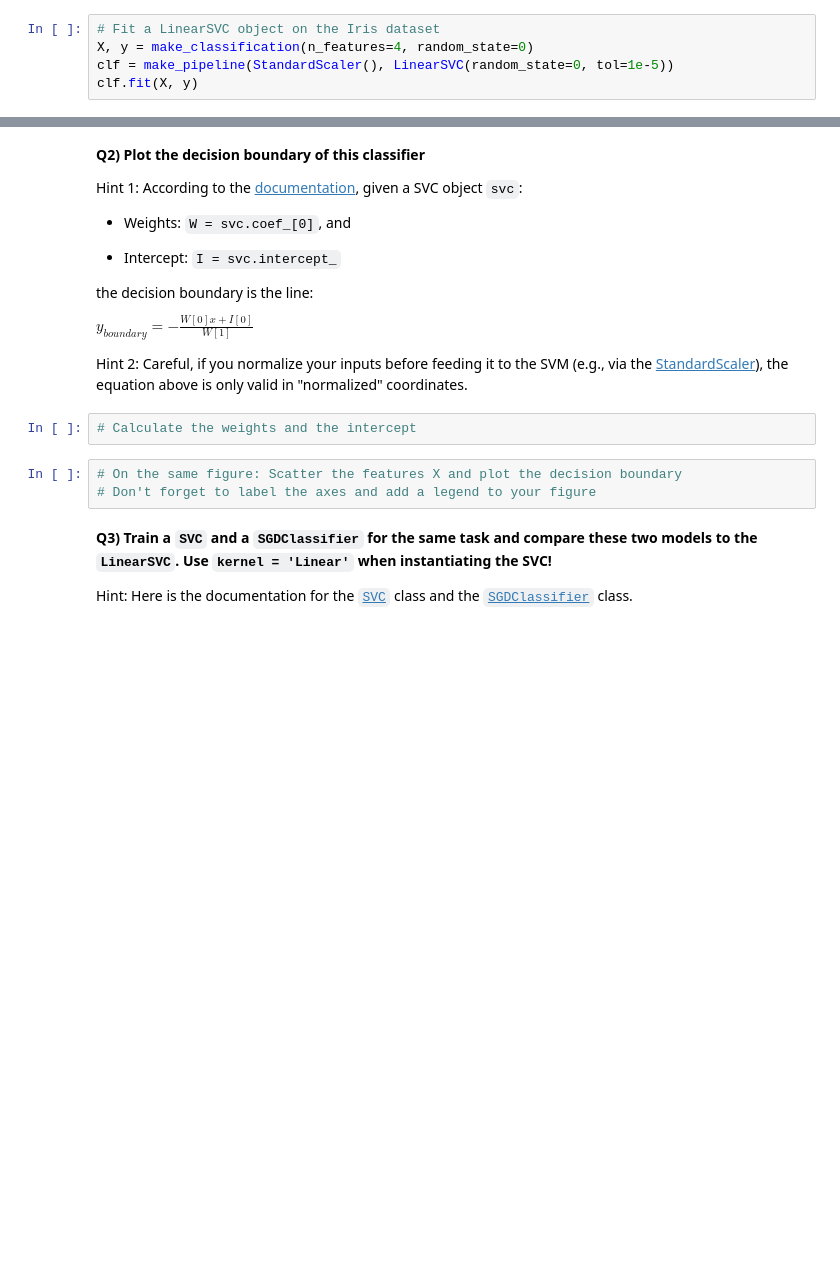
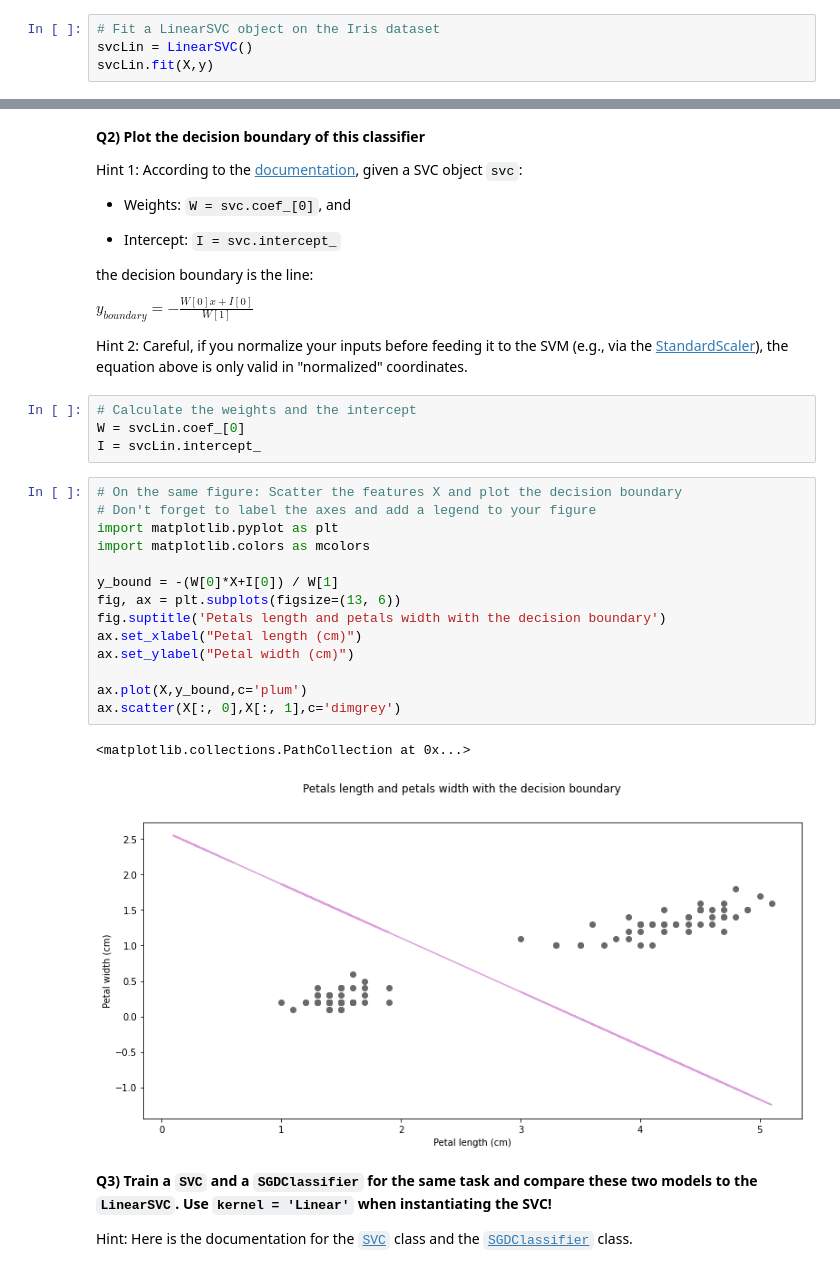
Before and after one commit to KeyvanDiba/2022_ML_Earth_Env_Sci, a Jupyter notebook: S3_1_SVM.ipynb, the cells around one changed output, grey strips where cells are left out. Cells and saved outputs as stored; diff of their text form; blank space fills up the shorter version.

```diff
--- a/S3_1_SVM.ipynb
+++ b/S3_1_SVM.ipynb
@@ -53,6 +43,5 @@ from sklearn.datasets import make_classification
 # %%
 # Fit a LinearSVC object on the Iris dataset
-X, y = make_classification(n_features=4, random_state=0)
-clf = make_pipeline(StandardScaler(), LinearSVC(random_state=0, tol=1e-5))
-clf.fit(X, y)
+svcLin = LinearSVC()
+svcLin.fit(X,y)
 # %% [output]
@@ -74,9 +62,25 @@ $y_{boundary} = -\frac{W\left[0\right] x + I\left[0\right]}{W\left[1\right]}$
 Hint 2: Careful, if you normalize your inputs before feeding it to the SVM (e.g., via the [StandardScaler](https://scikit-learn.org/stable/modules/generated/sklearn.preprocessing.StandardScaler.html)), the equation above is only valid in "normalized" coordinates.
 # %%
 # Calculate the weights and the intercept
+W = svcLin.coef_[0]
+I = svcLin.intercept_
 # %%
 # On the same figure: Scatter the features X and plot the decision boundary
 # Don't forget to label the axes and add a legend to your figure
+import matplotlib.pyplot as plt
+import matplotlib.colors as mcolors
+
+y_bound = -(W[0]*X+I[0]) / W[1]
+fig, ax = plt.subplots(figsize=(13, 6))
+fig.suptitle('Petals length and petals width with the decision boundary')
+ax.set_xlabel("Petal length (cm)")
+ax.set_ylabel("Petal width (cm)")
+
+ax.plot(X,y_bound,c='plum')
+ax.scatter(X[:, 0],X[:, 1],c='dimgrey')
+# %% [output]
+<matplotlib.collections.PathCollection at 0x...>
+[figure, added]
 # %% [markdown]
 **Q3) Train a `SVC` and a `SGDClassifier` for the same task and compare these two models to the `LinearSVC`. Use `kernel = 'Linear'` when instantiating the SVC!**
 
```
Also changed, not shown: parts of 12 cells of this notebook.
